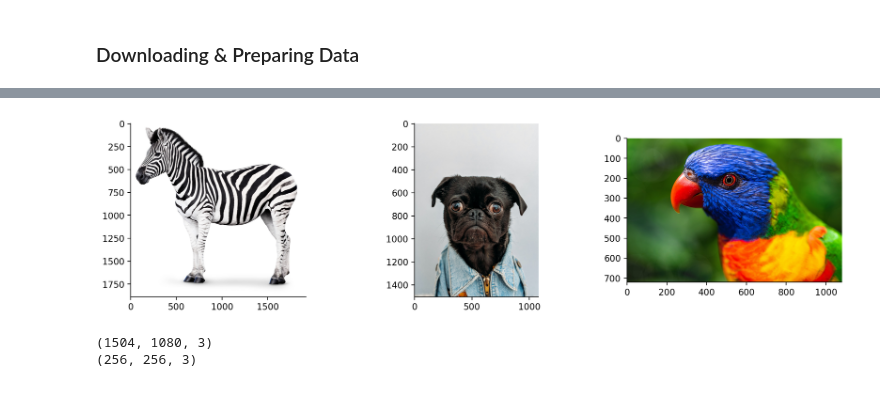
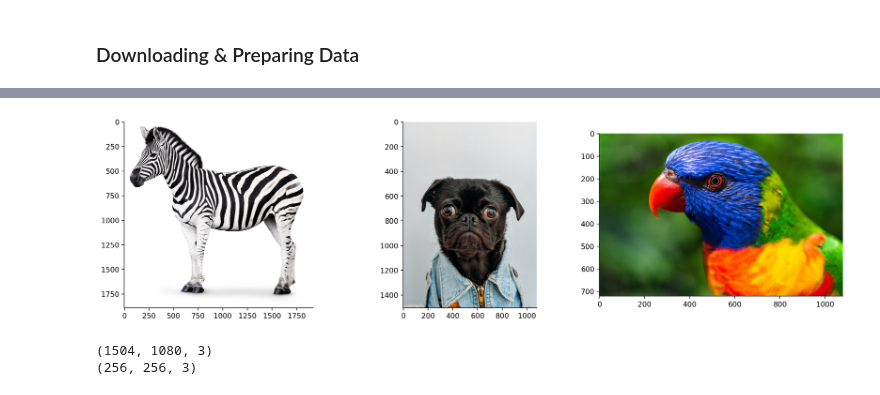
Before and after one commit to L4ncelot1024/Learn_Deep_Learning_Le_Wagon, a Jupyter notebook: Day4/01_First_Convolutions_CHALLENGE.ipynb, the cells around one changed output, grey strips where cells are left out. Drawn from its saved outputs; the diff is of its cells as text; code cells hidden in the pictures.

```diff
--- a/Day4/01_First_Convolutions_CHALLENGE.ipynb
+++ b/Day4/01_First_Convolutions_CHALLENGE.ipynb
@@ -69,19 +69,19 @@ nb_img = len(img_list)
 # %%
 def plot_my_img(list_of_img, my_dpi = 200,cmap="viridis"):
   nb = len(list_of_img)
   fig = plt.figure(figsize=(15, 8), dpi=my_dpi)
   ax = []
   for i in range(0,nb):
     ax.append(fig.add_subplot(nb//3+1, 3, i+1))
     ax[i].imshow(list_of_img[i],cmap=cmap)
     ax[i].spines['right'].set_visible(False)
     ax[i].spines['top'].set_visible(False)
-  plt.show()
+  plt.tight_layout()
   return
 
 plot_my_img(img_list)
 # %% [output]
-[figure, old version]
+[figure, new version]
 # %%
 # Converting the image to an array
 img_array = [kp_image.img_to_array(img_list[i]) for i in range(0,nb_img)]
```
Also changed, not shown: parts of 16 cells of this notebook.
